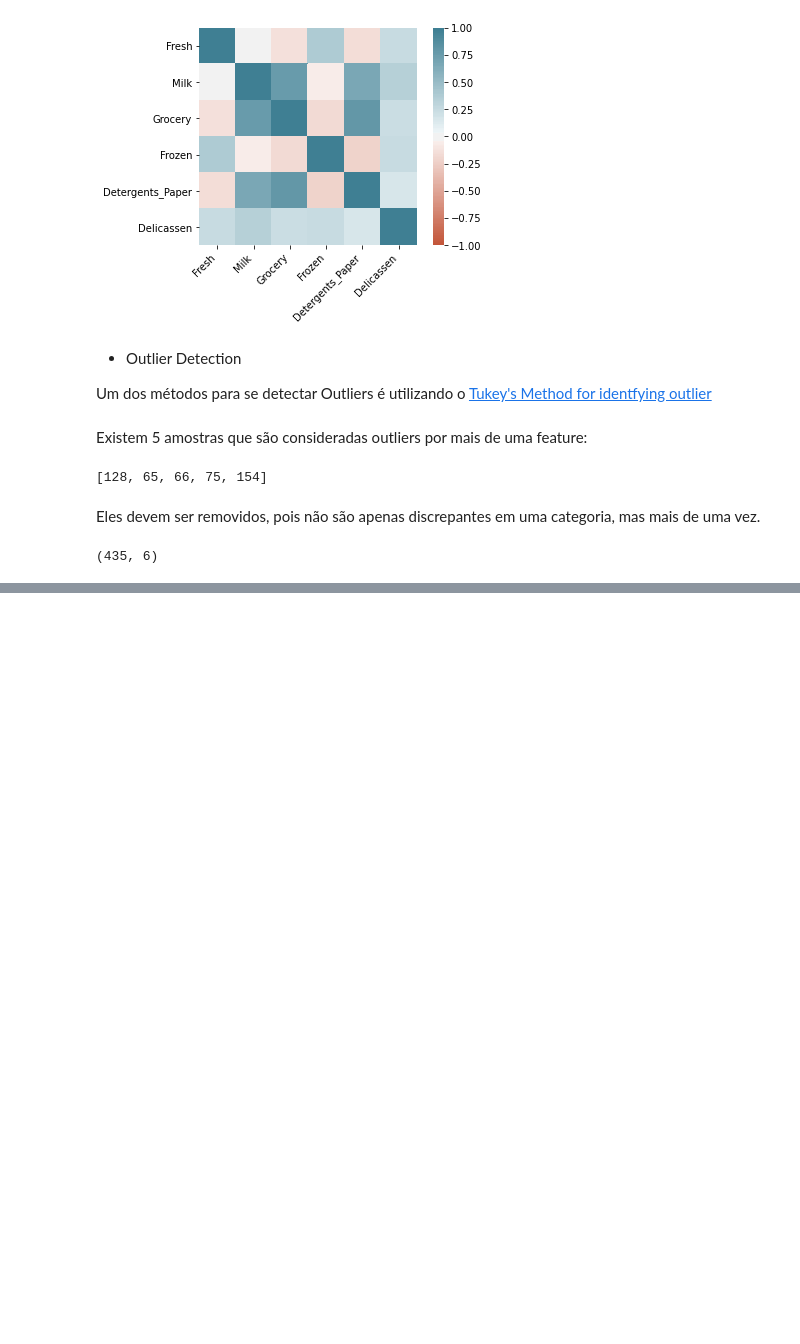
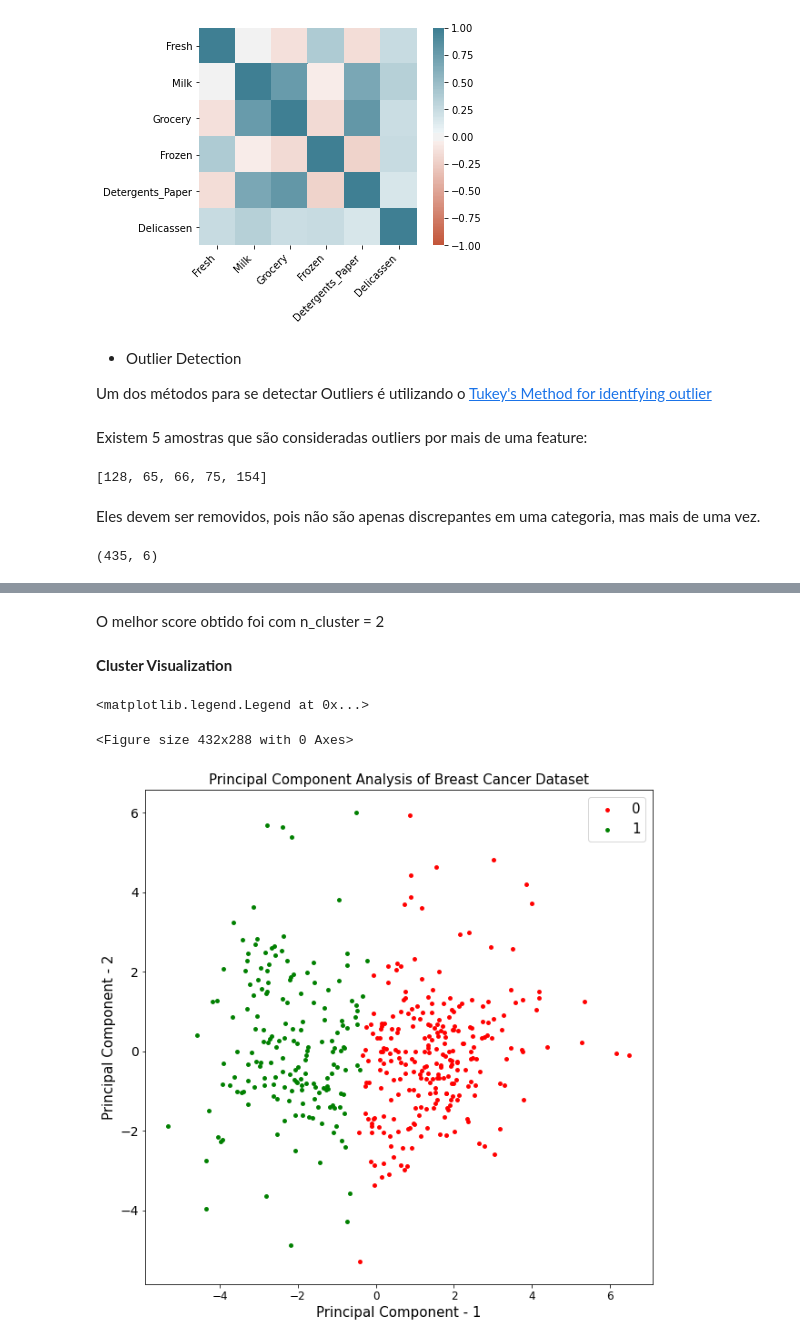
Before and after one commit to DanielDaCosta/customer-segmentation, a Jupyter notebook: Customer Segments.ipynb, the cells around one changed output, grey strips where cells are left out. Saved outputs shown, nothing was run; the diff lists cells and outputs as text; code cells hidden in the pictures; blank space fills up the shorter version.

Commit message:
Applying PCA, KNN and visualizing cluster

```diff
--- a/Customer Segments.ipynb
+++ b/Customer Segments.ipynb
@@ -258,0 +269,2 @@ good_data.shape
+# %%
+pca.fit(good_data)
@@ -258,0 +322,6 @@ good_data.shape
+# %%
+pca = PCA(n_components=2)
+pca.fit(good_data)
+
+reduced_data = pca.transform(good_data)
+reduced_data = pd.DataFrame(reduced_data, columns = ['Dimension 1', 'Dimension 2'])
@@ -258,0 +368,12 @@ good_data.shape
+# %% [markdown]
+O melhor score obtido foi com n_cluster = 2
+# %% [markdown]
+**Cluster Visualization**
+# %%
+clusterer = KMeans(n_clusters=2).fit(reduced_data)
+
+preds = clusterer.predict(reduced_data)
+
+centers = clusterer.cluster_centers_
+# %%
+predictions = pd.DataFrame(preds, columns = ['Cluster'])
@@ -258,0 +382,20 @@ good_data.shape
+# %%
+plt.figure()
+plt.figure(figsize=(10,10))
+plt.xticks(fontsize=12)
+plt.yticks(fontsize=14)
+plt.xlabel('Principal Component - 1',fontsize=15)
+plt.ylabel('Principal Component - 2',fontsize=15)
+plt.title("Principal Component Analysis of Breast Cancer Dataset",fontsize=15)
+targets = [0, 1]
+colors = ['r', 'g']
+for target, color in zip(targets, colors):
+    indicesToKeep = predictions['Cluster'] == target
+    plt.scatter(reduced_data.loc[indicesToKeep, 'Dimension 1']
+               , reduced_data.loc[indicesToKeep, 'Dimension 2'], c = color, s = 15)
+
+plt.legend(targets,prop={'size': 15})
+# %% [output]
+<matplotlib.legend.Legend at 0x...>
+<Figure size 432x288 with 0 Axes>
+[figure, added]
```
Also changed, not shown: parts of 25 cells of this notebook.
